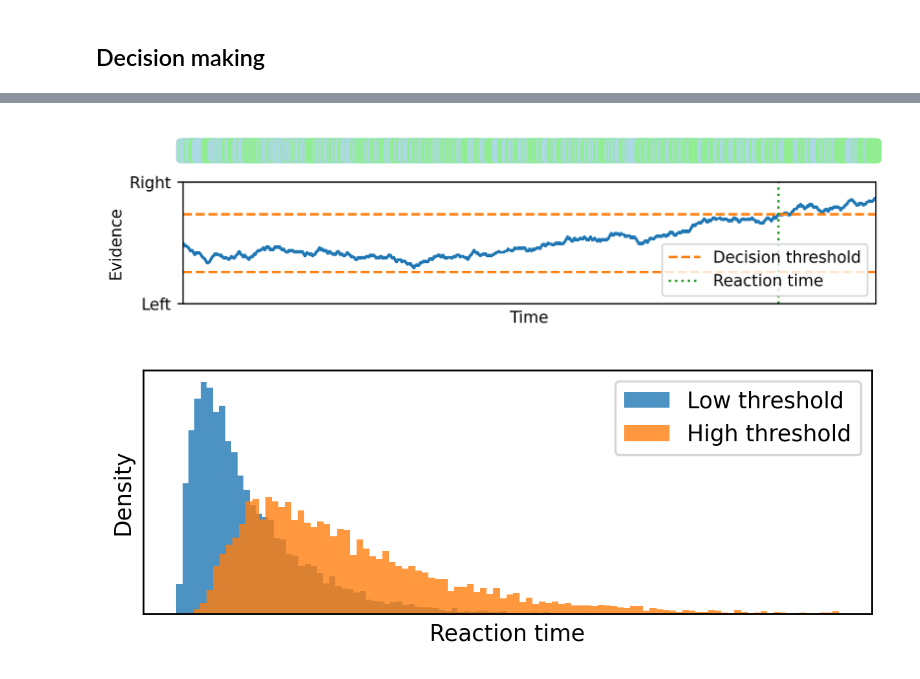
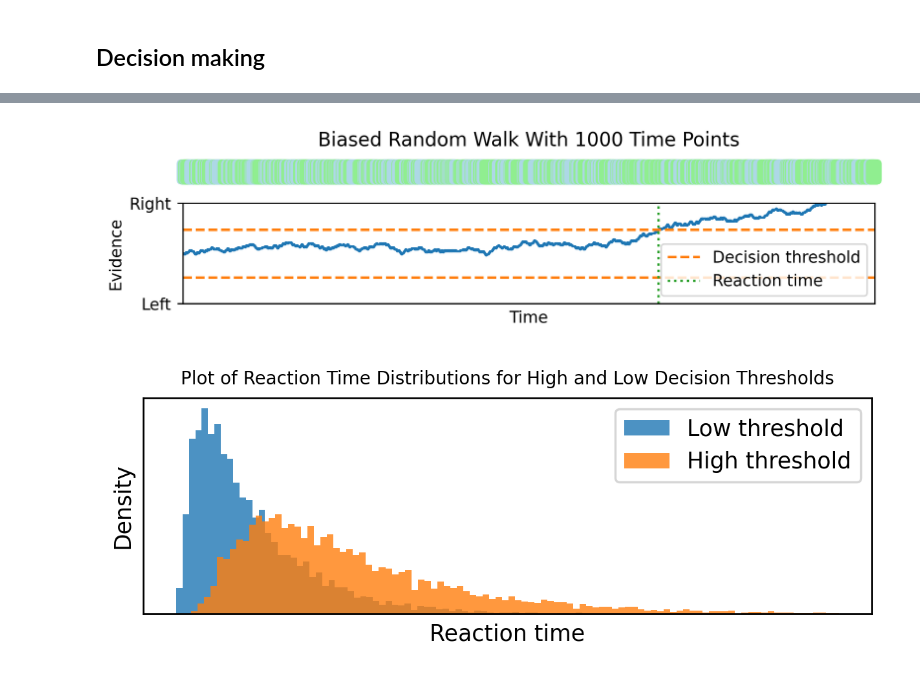
Before and after one commit to neuro4ml/neuro4ml.github.io, a Jupyter notebook: Week_7/2. w7-figures.ipynb, the cells around one changed output, grey strips where cells are left out. Cells and saved outputs as stored; diff of their text form; code cells hidden in the pictures.

Commit message:
added figure for week7

```diff
--- a/Week_7/2. w7-figures.ipynb
+++ b/Week_7/2. w7-figures.ipynb
@@ -11,0 +103,42 @@ from numpy.random import choice
+# %%
+#| label: 100-graph
+def drift_diffusion_figure(n, s=21303, thresh_frac=0.85, p=[0.4, 0.3, 0.3]):
+    seed(s)
+    x = choice([1, 0, -1], p=p, size=n)
+    y = hstack(([0], cumsum(x)))[:-1]
+    ymean = (2*n/pi)**.5
+    ythresh = ymean*thresh_frac
+    I, = (abs(y)>=ythresh).nonzero()
+    RT = min(I) if len(I) else n+1
+    f, (ax_top, ax_bottom) = subplots(2, 1, gridspec_kw=dict(height_ratios=[1, 6]), figsize=(7, 2), dpi=250, sharex=True)
+    sca(ax_top)
+    axhline(0, ls='-', c='k', lw=2)
+    for t, d in enumerate(x):
+        if d:
+            #text(t, 0, {-1: 'L', 1: 'R'}[d], transform=ax_top.transData)
+            if n<=30:
+                txt = {-1: 'L', 1: 'R'}[d]
+            else:
+                txt = ' '
+            annotate(txt, xy=(t+1, 0), xytext=(t+1, 0), bbox=dict(boxstyle='round', ec='none', fc='lightblue' if d==-1 else 'lightgreen'), ha='center', va='center')
+    title('Biased Random Walk With 100 Time Points')
+    gca().set_frame_on(False)
+    xticks([])
+    yticks([])
+    #subplot(2, 1, 2, sharex=ax)
+    sca(ax_bottom)
+    plot(y, drawstyle='steps-post', c='C0')
+    axhline(-ythresh, ls='--', c='C1', label='Decision threshold')
+    axhline(ythresh, ls='--', c='C1')
+    axvline(RT, ls=':', c='C2', label='Reaction time')
+    xlim(0, n-0.5)
+    xticks([])
+    xlabel('Time')
+    ylim(-2*ymean, 2*ymean)
+    yticks([-2*ymean, 2*ymean], ['Left', 'Right'])
+    ylabel('Evidence')
+    legend(loc='lower right')
+    tight_layout()
+
+bias_p = lambda q: (1/3+q, 1/3-q/2, 1/3-q/2)
+drift_diffusion_figure(100, s=None, thresh_frac=.95, p=bias_p(0.01))
@@ -12,4 +147,5 @@ from numpy.random import choice
 # %%
+#| label: 1000-graph
 def drift_diffusion_figure(n, s=21303, thresh_frac=0.85, p=[0.4, 0.3, 0.3]):
     seed(s)
     x = choice([1, 0, -1], p=p, size=n)
@@ -23,35 +159,37 @@ def drift_diffusion_figure(n, s=21303, thresh_frac=0.85, p=[0.4, 0.3, 0.3]):
     axhline(0, ls='-', c='k', lw=2)
     for t, d in enumerate(x):
         if d:
             #text(t, 0, {-1: 'L', 1: 'R'}[d], transform=ax_top.transData)
             if n<=30:
                 txt = {-1: 'L', 1: 'R'}[d]
             else:
                 txt = ' '
             annotate(txt, xy=(t+1, 0), xytext=(t+1, 0), bbox=dict(boxstyle='round', ec='none', fc='lightblue' if d==-1 else 'lightgreen'), ha='center', va='center')
+    title('Biased Random Walk With 1000 Time Points')
     gca().set_frame_on(False)
     xticks([])
     yticks([])
     #subplot(2, 1, 2, sharex=ax)
     sca(ax_bottom)
     plot(y, drawstyle='steps-post', c='C0')
     axhline(-ythresh, ls='--', c='C1', label='Decision threshold')
     axhline(ythresh, ls='--', c='C1')
     axvline(RT, ls=':', c='C2', label='Reaction time')
     xlim(0, n-0.5)
     xticks([])
     xlabel('Time')
     ylim(-2*ymean, 2*ymean)
     yticks([-2*ymean, 2*ymean], ['Left', 'Right'])
     ylabel('Evidence')
     legend(loc='lower right')
     tight_layout()
 
 bias_p = lambda q: (1/3+q, 1/3-q/2, 1/3-q/2)
 drift_diffusion_figure(1000, s=None, thresh_frac=.95, p=bias_p(0.01))
 # %% [output]
-[figure, old version]
+[figure, new version]
 # %%
+#| label: highlow-graph
 def reaction_times(n, repeats=10000, thresh_frac=0.6, p=[0.4, 0.3, 0.3]):
     x = choice([1, 0, -1], p=p, size=(n, repeats))
     y = cumsum(x, axis=0)
@@ -65,6 +203,7 @@ def reaction_times(n, repeats=10000, thresh_frac=0.6, p=[0.4, 0.3, 0.3]):
 figure(figsize=(5, 2), dpi=250)
 hist(reaction_times(1000, thresh_frac=0.4, p=bias_p(0.05)), bins=100, label='Low threshold', alpha=0.8)
 hist(reaction_times(1000, thresh_frac=0.8, p=bias_p(0.05)), bins=100, label='High threshold', alpha=0.8)
+title('Plot of Reaction Time Distributions for High and Low Decision Thresholds', fontsize=8)
 xlabel('Reaction time')
 ylabel('Density')
 yticks([])
@@ -72,4 +211,4 @@ xticks([])
 legend(loc='upper right')
 tight_layout();
 # %% [output]
-[figure, old version]
+[figure, new version]
```
Also changed, not shown: parts of 4 cells of this notebook, 1 other file.
